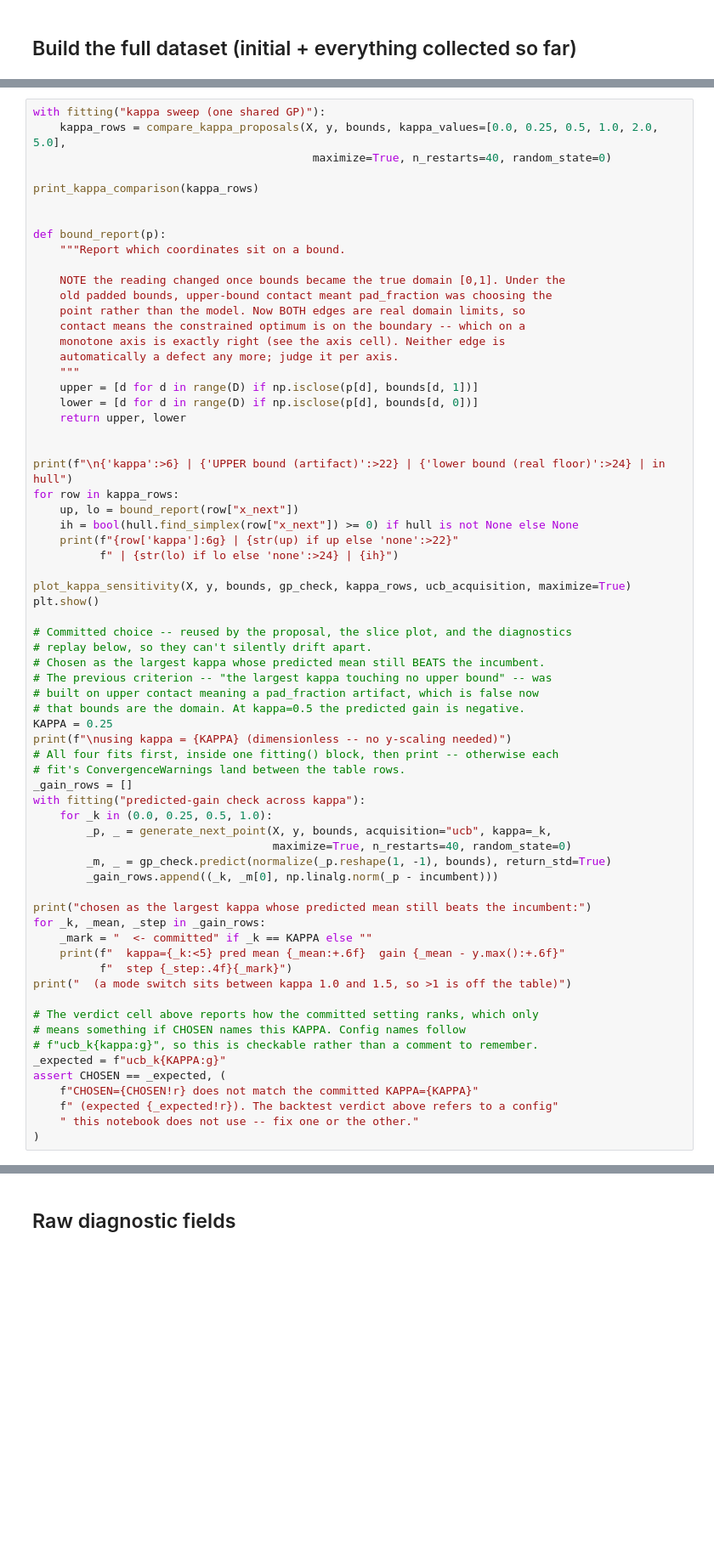
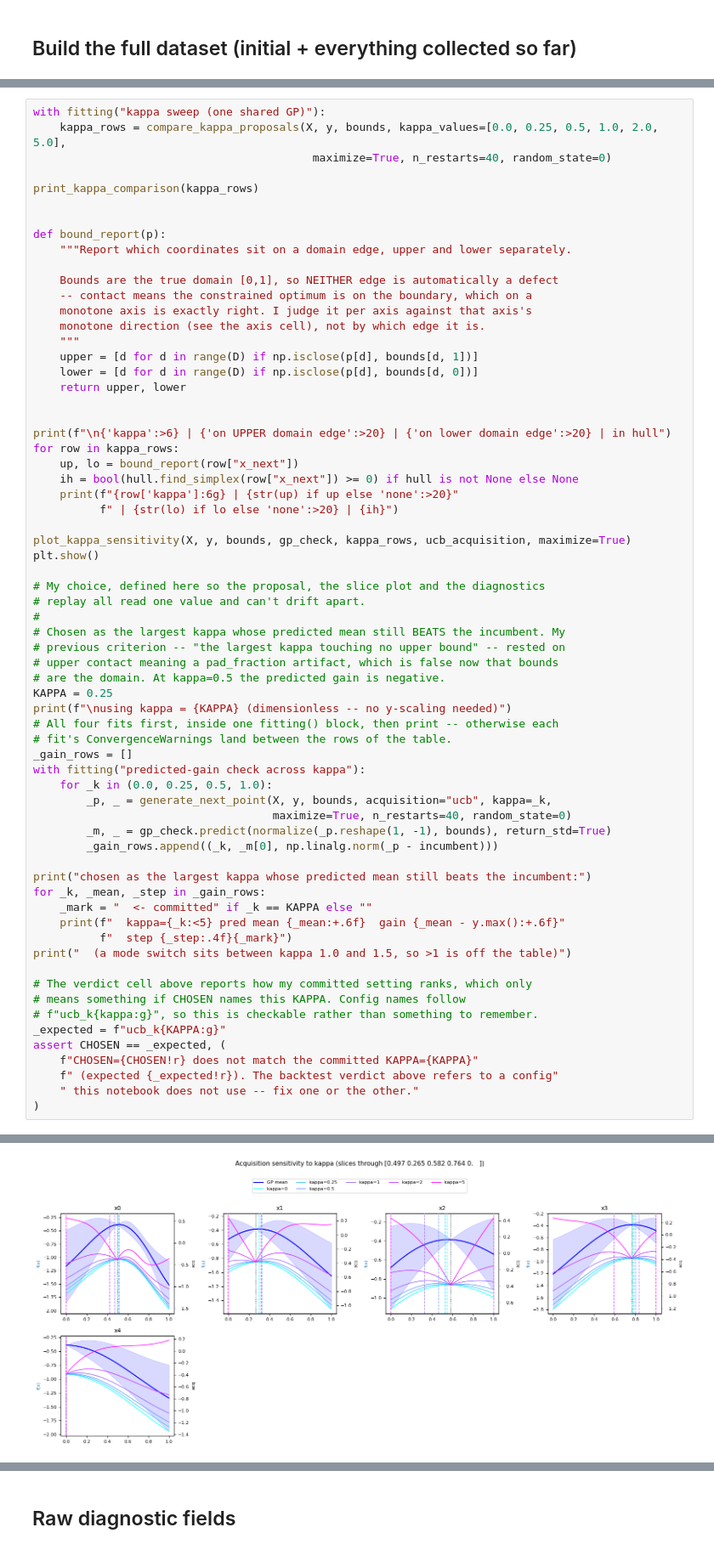
Before and after one commit to nic-gibson/capstone, a Jupyter notebook: function6.ipynb, the cells around one changed output, grey strips where cells are left out. Shown at 85% size. Cells and saved outputs as stored; diff of their text form; blank space fills up the shorter version.

```diff
--- a/function6.ipynb
+++ b/function6.ipynb
@@ -418,40 +496,39 @@ print_kappa_comparison(kappa_rows)
 
 
 def bound_report(p):
-    """Report which coordinates sit on a bound.
+    """Report which coordinates sit on a domain edge, upper and lower separately.
 
-    NOTE the reading changed once bounds became the true domain [0,1]. Under the
-    old padded bounds, upper-bound contact meant pad_fraction was choosing the
-    point rather than the model. Now BOTH edges are real domain limits, so
-    contact means the constrained optimum is on the boundary -- which on a
-    monotone axis is exactly right (see the axis cell). Neither edge is
-    automatically a defect any more; judge it per axis.
+    Bounds are the true domain [0,1], so NEITHER edge is automatically a defect
+    -- contact means the constrained optimum is on the boundary, which on a
+    monotone axis is exactly right. I judge it per axis against that axis's
+    monotone direction (see the axis cell), not by which edge it is.
     """
     upper = [d for d in range(D) if np.isclose(p[d], bounds[d, 1])]
     lower = [d for d in range(D) if np.isclose(p[d], bounds[d, 0])]
     return upper, lower
 
 
-print(f"\n{'kappa':>6} | {'UPPER bound (artifact)':>22} | {'lower bound (real floor)':>24} | in hull")
+print(f"\n{'kappa':>6} | {'on UPPER domain edge':>20} | {'on lower domain edge':>20} | in hull")
 for row in kappa_rows:
     up, lo = bound_report(row["x_next"])
     ih = bool(hull.find_simplex(row["x_next"]) >= 0) if hull is not None else None
-    print(f"{row['kappa']:6g} | {str(up) if up else 'none':>22}"
-          f" | {str(lo) if lo else 'none':>24} | {ih}")
+    print(f"{row['kappa']:6g} | {str(up) if up else 'none':>20}"
+          f" | {str(lo) if lo else 'none':>20} | {ih}")
 
 plot_kappa_sensitivity(X, y, bounds, gp_check, kappa_rows, ucb_acquisition, maximize=True)
 plt.show()
 
-# Committed choice -- reused by the proposal, the slice plot, and the diagnostics
-# replay below, so they can't silently drift apart.
-# Chosen as the largest kappa whose predicted mean still BEATS the incumbent.
-# The previous criterion -- "the largest kappa touching no upper bound" -- was
-# built on upper contact meaning a pad_fraction artifact, which is false now
-# that bounds are the domain. At kappa=0.5 the predicted gain is negative.
+# My choice, defined here so the proposal, the slice plot and the diagnostics
+# replay all read one value and can't drift apart.
+#
+# Chosen as the largest kappa whose predicted mean still BEATS the incumbent. My
+# previous criterion -- "the largest kappa touching no upper bound" -- rested on
+# upper contact meaning a pad_fraction artifact, which is false now that bounds
+# are the domain. At kappa=0.5 the predicted gain is negative.
 KAPPA = 0.25
 print(f"\nusing kappa = {KAPPA} (dimensionless -- no y-scaling needed)")
 # All four fits first, inside one fitting() block, then print -- otherwise each
-# fit's ConvergenceWarnings land between the table rows.
+# fit's ConvergenceWarnings land between the rows of the table.
 _gain_rows = []
 with fitting("predicted-gain check across kappa"):
     for _k in (0.0, 0.25, 0.5, 1.0):
@@ -467,12 +544,13 @@ for _k, _mean, _step in _gain_rows:
           f"  step {_step:.4f}{_mark}")
 print("  (a mode switch sits between kappa 1.0 and 1.5, so >1 is off the table)")
 
-# The verdict cell above reports how the committed setting ranks, which only
+# The verdict cell above reports how my committed setting ranks, which only
 # means something if CHOSEN names this KAPPA. Config names follow
-# f"ucb_k{kappa:g}", so this is checkable rather than a comment to remember.
+# f"ucb_k{kappa:g}", so this is checkable rather than something to remember.
 _expected = f"ucb_k{KAPPA:g}"
 assert CHOSEN == _expected, (
     f"CHOSEN={CHOSEN!r} does not match the committed KAPPA={KAPPA}"
     f" (expected {_expected!r}). The backtest verdict above refers to a config"
     " this notebook does not use -- fix one or the other."
 )
+# %% [output]
@@ -478,0 +575 @@ assert CHOSEN == _expected, (
+[figure, added]
```
Also changed, not shown: parts of 25 cells of this notebook, 26 other files.
